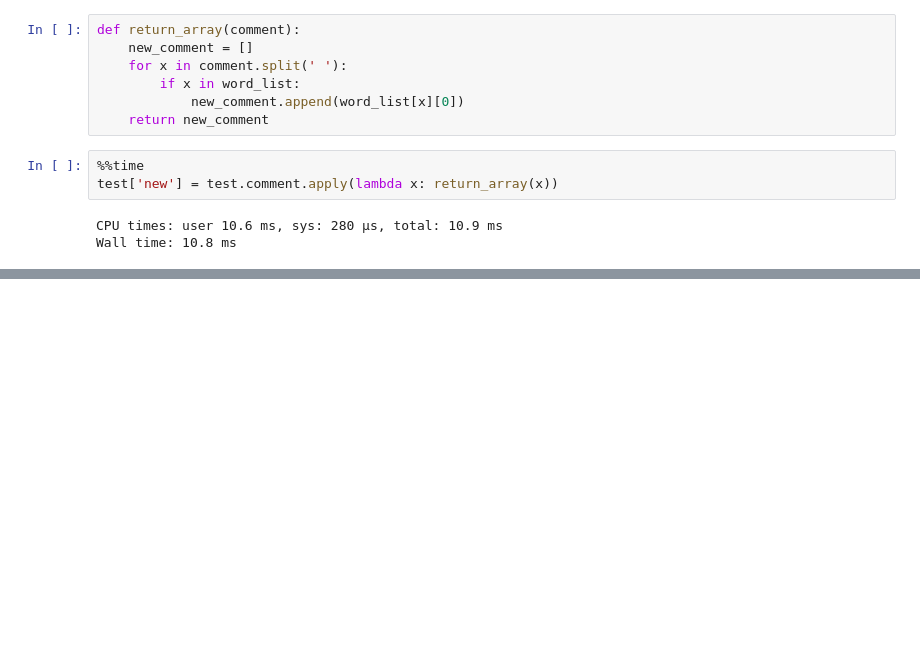
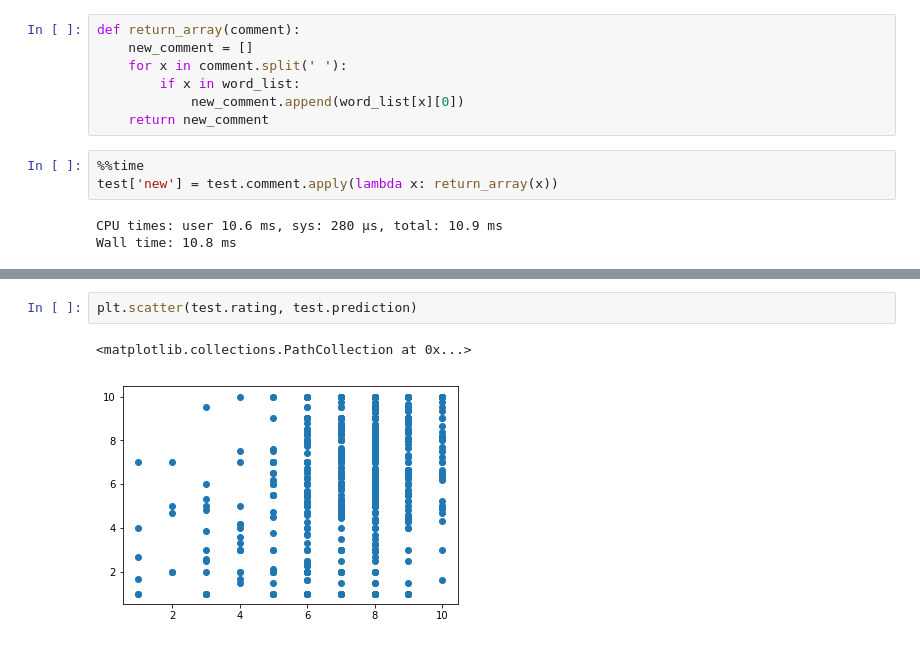
Before and after one commit to matthewgiem/boardgame_sentiment_analysis, a Jupyter notebook: Thursdays Work.ipynb, the cells around one changed output, grey strips where cells are left out. Drawn from its saved outputs; the diff is of its cells as text; blank space fills up the shorter version.

```diff
--- a/Thursdays Work.ipynb
+++ b/Thursdays Work.ipynb
@@ -267,0 +305,5 @@ test
+# %%
+plt.scatter(test.rating, test.prediction)
+# %% [output]
+<matplotlib.collections.PathCollection at 0x...>
+[figure, added]
```
Also changed, not shown: parts of 10 cells of this notebook.
